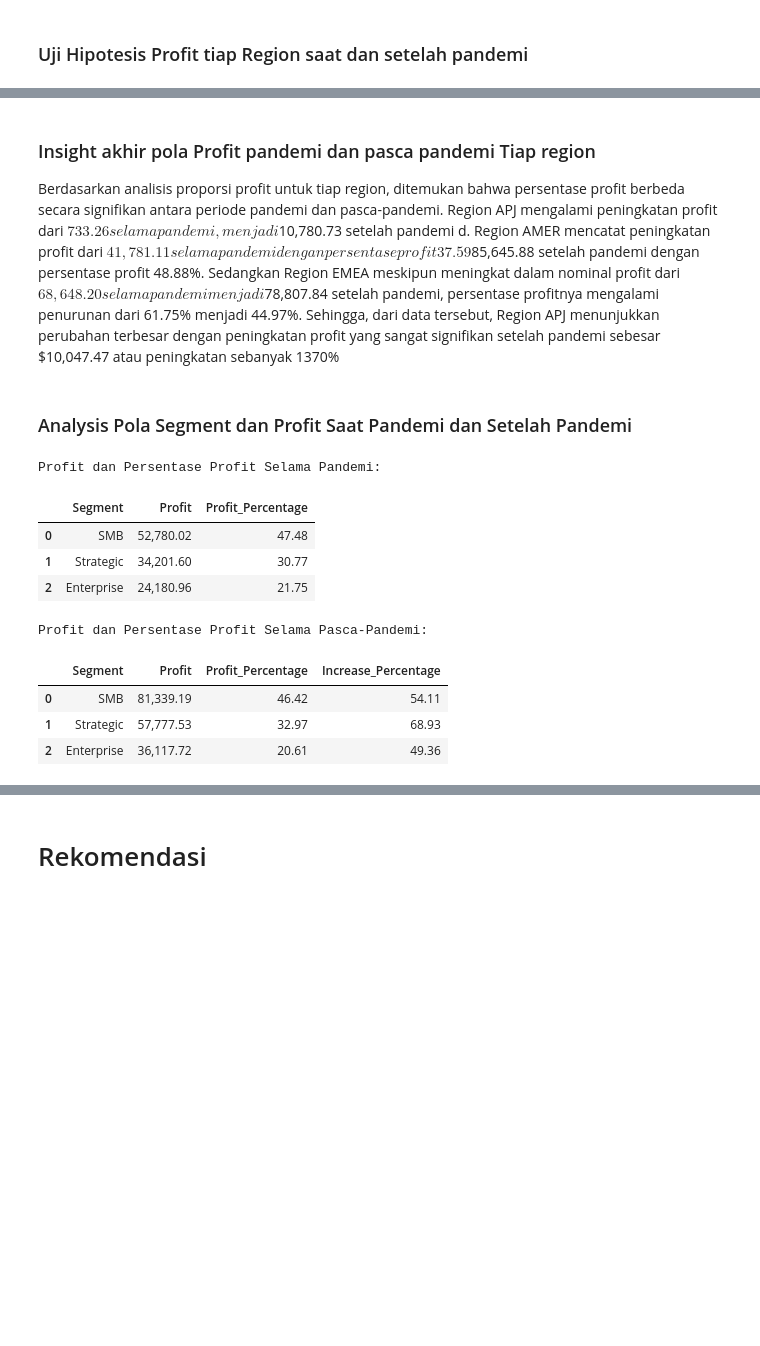
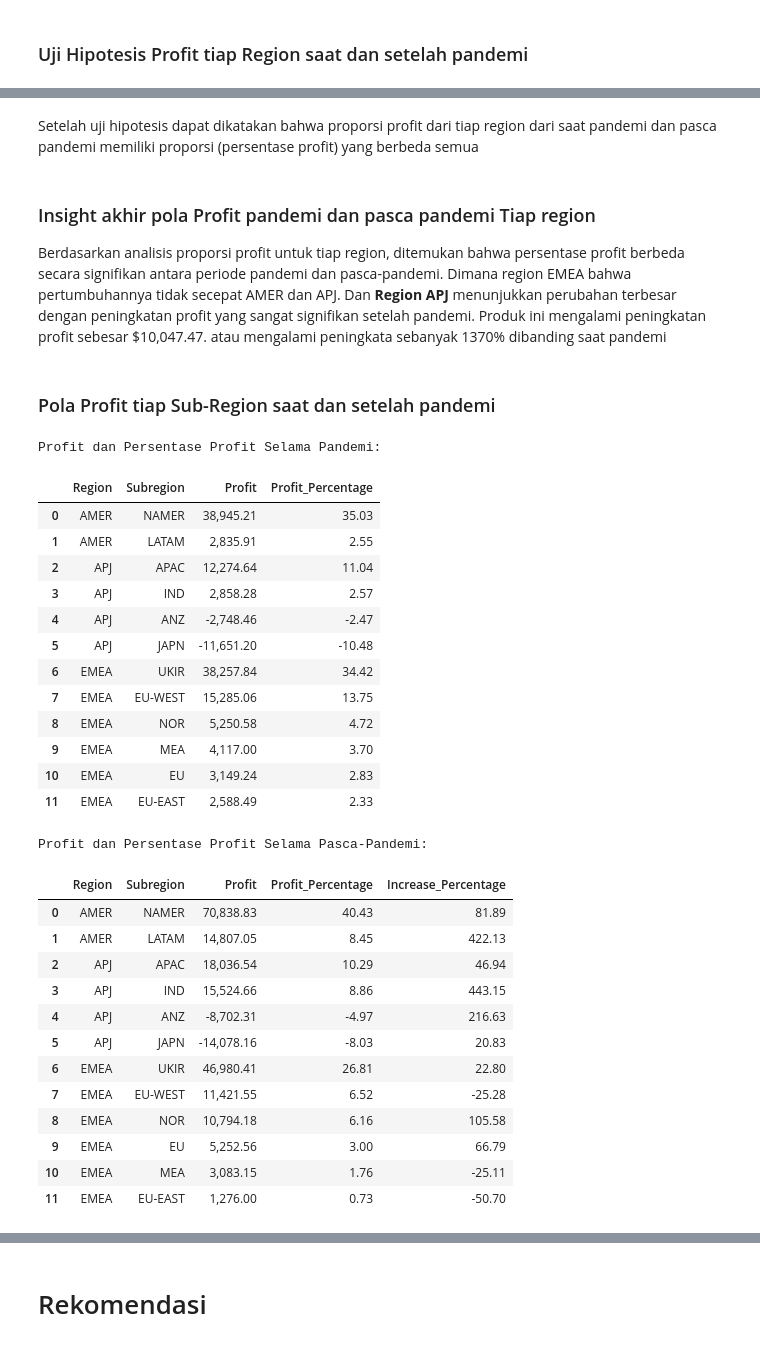
Before and after one commit to ZidanARajendra/Capstone-2-Purwadhika, a Jupyter notebook: Capstone 2 Purwadhika.ipynb, the cells around one changed output, grey strips where cells are left out. Drawn from its saved outputs; the diff is of its cells as text; code cells hidden in the pictures; blank space fills up the shorter version.

```diff
--- a/Capstone 2 Purwadhika.ipynb
+++ b/Capstone 2 Purwadhika.ipynb
@@ -1078,57 +1757,77 @@ for region in regions:
+# %% [markdown]
+Setelah uji hipotesis dapat dikatakan bahwa proporsi profit dari tiap region dari saat pandemi dan pasca pandemi memiliki proporsi (persentase profit) yang berbeda semua
 # %% [markdown]
 ### Insight akhir pola Profit pandemi dan pasca pandemi Tiap region
-Berdasarkan analisis proporsi profit untuk tiap region, ditemukan bahwa persentase profit berbeda secara signifikan antara periode pandemi dan pasca-pandemi. Region APJ mengalami peningkatan profit dari $733.26 selama pandemi, menjadi $10,780.73 setelah pandemi d. Region AMER mencatat peningkatan profit dari $41,781.11 selama pandemi dengan persentase profit 37.59%, menjadi $85,645.88 setelah pandemi dengan persentase profit 48.88%. Sedangkan Region EMEA meskipun meningkat dalam nominal profit dari $68,648.20 selama pandemi menjadi $78,807.84 setelah pandemi, persentase profitnya mengalami penurunan dari 61.75% menjadi 44.97%. Sehingga, dari data tersebut, Region APJ menunjukkan perubahan terbesar dengan peningkatan profit yang sangat signifikan setelah pandemi sebesar $10,047.47 atau peningkatan sebanyak 1370%
+Berdasarkan analisis proporsi profit untuk tiap region, ditemukan bahwa persentase profit berbeda secara signifikan antara periode pandemi dan pasca-pandemi. Dimana region EMEA bahwa pertumbuhannya tidak secepat AMER dan APJ. Dan **Region APJ** menunjukkan perubahan terbesar dengan peningkatan profit yang sangat signifikan setelah pandemi. Produk ini mengalami peningkatan profit sebesar $10,047.47. atau mengalami peningkata sebanyak 1370% dibanding saat pandemi
-# %% [markdown]
-### Analysis Pola Segment dan Profit Saat Pandemi dan Setelah Pandemi
+# %% [markdown]
+### Pola Profit tiap Sub-Region saat dan setelah pandemi
 # %%
-# Menghitung total profit dan persentase profit untuk setiap segmen selama periode pandemi
+# Calculate total profit and profit percentage for each subregion during the pandemic period
 pandemic_df = df[df['Periode'] == 'Pandemi']
-pandemic_profit_percent = pandemic_df.groupby("Segment")[["Profit"]].sum()
+pandemic_profit_percent = pandemic_df.groupby(["Region", "Subregion"])[["Profit"]].sum()
 total_pandemic_profit = pandemic_profit_percent["Profit"].sum()
 pandemic_profit_percent["Profit_Percentage"] = (pandemic_profit_percent["Profit"] / total_pandemic_profit) * 100
 
-# Menghitung total profit dan persentase profit untuk setiap segmen selama periode pasca-pandemi
+# Calculate total profit and profit percentage for each subregion during the post-pandemic period
 post_pandemic_df = df[df['Periode'] == 'Pasca-Pandemi']
-post_pandemic_profit_percent = post_pandemic_df.groupby("Segment")[["Profit"]].sum()
+post_pandemic_profit_percent = post_pandemic_df.groupby(["Region", "Subregion"])[["Profit"]].sum()
 total_post_pandemic_profit = post_pandemic_profit_percent["Profit"].sum()
 post_pandemic_profit_percent["Profit_Percentage"] = (post_pandemic_profit_percent["Profit"] / total_post_pandemic_profit) * 100
 
-# Menghitung persentase kenaikan profit
+# Calculate the percentage increase in profit
 increase_percent = (post_pandemic_profit_percent["Profit"] - pandemic_profit_percent["Profit"]) / pandemic_profit_percent["Profit"] * 100
 
-# Menambahkan kolom persentase kenaikan profit
+# Add the increase percentage column
 post_pandemic_profit_percent["Increase_Percentage"] = increase_percent.round(2)
 
-# Membulatkan ke dua tempat desimal
+# Round to two decimal places
 pandemic_profit_percent["Profit_Percentage"] = pandemic_profit_percent["Profit_Percentage"].round(2)
 post_pandemic_profit_percent["Profit_Percentage"] = post_pandemic_profit_percent["Profit_Percentage"].round(2)
 
-# Format kolom Profit supaya memiliki separator ribuan dan dua tempat desimal
+# Format the Profit column to have thousand separators and two decimal places
 pandemic_profit_percent["Profit"] = pandemic_profit_percent["Profit"].map('{:,.2f}'.format)
 post_pandemic_profit_percent["Profit"] = post_pandemic_profit_percent["Profit"].map('{:,.2f}'.format)
 
-# Menyortir berdasarkan persentase profit dalam urutan menurun
-pandemic_profit_percent = pandemic_profit_percent.sort_values("Profit_Percentage", ascending=False)
-post_pandemic_profit_percent = post_pandemic_profit_percent.sort_values("Profit_Percentage", ascending=False)
+# Sort by region and then profit percentage within each region in descending order
+pandemic_profit_percent = pandemic_profit_percent.sort_values(by=["Region", "Profit_Percentage"], ascending=[True, False])
+post_pandemic_profit_percent = post_pandemic_profit_percent.sort_values(by=["Region", "Profit_Percentage"], ascending=[True, False])
 
-# Menampilkan hasil dalam bentuk dataframe
+# Display results as dataframes
 pandemic_profit_percent_df = pandemic_profit_percent.reset_index()
 post_pandemic_profit_percent_df = post_pandemic_profit_percent.reset_index()
 
-# Menampilkan dataframes
+# Display dataframes
 print("Profit dan Persentase Profit Selama Pandemi:")
 display(pandemic_profit_percent_df)
 print("\nProfit dan Persentase Profit Selama Pasca-Pandemi:")
 display(post_pandemic_profit_percent_df)
 # %% [output]
 Profit dan Persentase Profit Selama Pandemi:
-|  | Segment | Profit | Profit_Percentage |
-| 0 | SMB | 52,780.02 | 47.48 |
-| 1 | Strategic | 34,201.60 | 30.77 |
-| 2 | Enterprise | 24,180.96 | 21.75 |
+|  | Region | Subregion | Profit | Profit_Percentage |
+| 0 | AMER | NAMER | 38,945.21 | 35.03 |
+| 1 | AMER | LATAM | 2,835.91 | 2.55 |
+| 2 | APJ | APAC | 12,274.64 | 11.04 |
+| 3 | APJ | IND | 2,858.28 | 2.57 |
+| 4 | APJ | ANZ | -2,748.46 | -2.47 |
+| 5 | APJ | JAPN | -11,651.20 | -10.48 |
+| 6 | EMEA | UKIR | 38,257.84 | 34.42 |
+| 7 | EMEA | EU-WEST | 15,285.06 | 13.75 |
+| 8 | EMEA | NOR | 5,250.58 | 4.72 |
+| 9 | EMEA | MEA | 4,117.00 | 3.70 |
+| 10 | EMEA | EU | 3,149.24 | 2.83 |
+| 11 | EMEA | EU-EAST | 2,588.49 | 2.33 |
 Profit dan Persentase Profit Selama Pasca-Pandemi:
-|  | Segment | Profit | Profit_Percentage | Increase_Percentage |
-| 0 | SMB | 81,339.19 | 46.42 | 54.11 |
-| 1 | Strategic | 57,777.53 | 32.97 | 68.93 |
-| 2 | Enterprise | 36,117.72 | 20.61 | 49.36 |
+|  | Region | Subregion | Profit | Profit_Percentage | Increase_Percentage |
+| 0 | AMER | NAMER | 70,838.83 | 40.43 | 81.89 |
+| 1 | AMER | LATAM | 14,807.05 | 8.45 | 422.13 |
+| 2 | APJ | APAC | 18,036.54 | 10.29 | 46.94 |
+| 3 | APJ | IND | 15,524.66 | 8.86 | 443.15 |
+| 4 | APJ | ANZ | -8,702.31 | -4.97 | 216.63 |
+| 5 | APJ | JAPN | -14,078.16 | -8.03 | 20.83 |
+| 6 | EMEA | UKIR | 46,980.41 | 26.81 | 22.80 |
+| 7 | EMEA | EU-WEST | 11,421.55 | 6.52 | -25.28 |
+| 8 | EMEA | NOR | 10,794.18 | 6.16 | 105.58 |
+| 9 | EMEA | EU | 5,252.56 | 3.00 | 66.79 |
+| 10 | EMEA | MEA | 3,083.15 | 1.76 | -25.11 |
+| 11 | EMEA | EU-EAST | 1,276.00 | 0.73 | -50.70 |
 # %%
```
Also changed, not shown: parts of 54 cells of this notebook.
